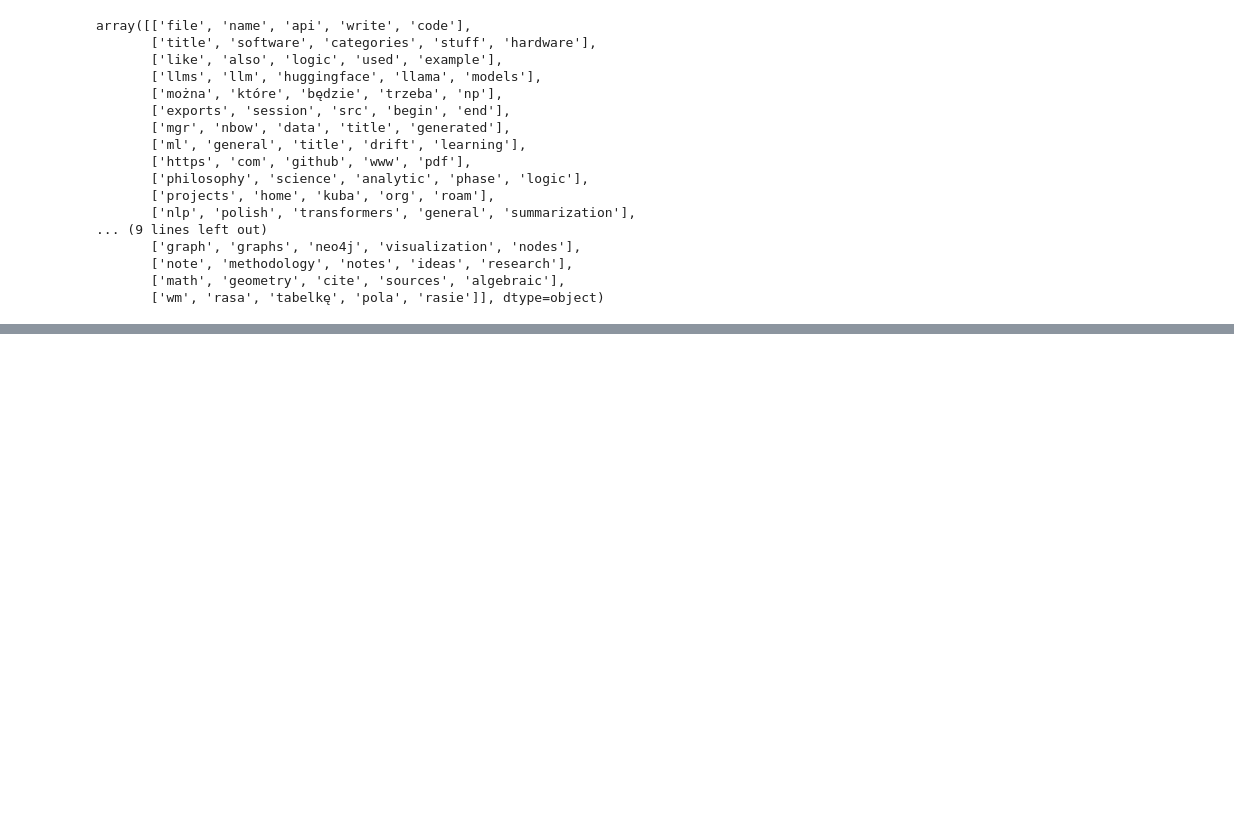
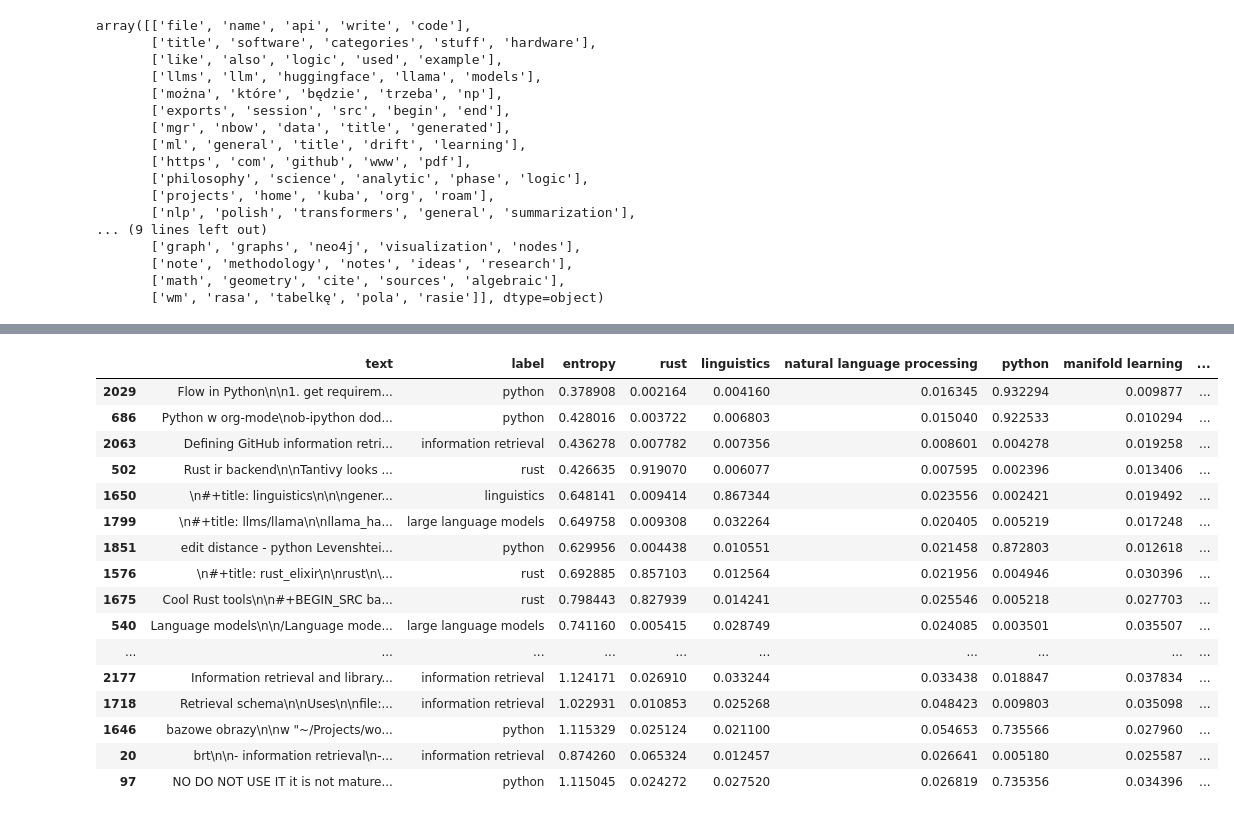
Before and after one commit to lambdaofgod/uhackathons, a Jupyter notebook: noteboard/notebooks/Org_Notes_Clustering.ipynb, the cells around one changed output, grey strips where cells are left out. Drawn from its saved outputs; the diff is of its cells as text; code cells hidden in the pictures; blank space fills up the shorter version.

```diff
--- a/noteboard/notebooks/Org_Notes_Clustering.ipynb
+++ b/noteboard/notebooks/Org_Notes_Clustering.ipynb
@@ -600,0 +656,5 @@ array([['file', 'name', 'api', 'write', 'code'],
+# %%
+def get_n_lines(t):
+    return len(t.strip().split("\n"))
+
+org_contents_df = org_df[org_df["text"].apply(get_n_lines) >= 4]
@@ -600,0 +701,20 @@ array([['file', 'name', 'api', 'write', 'code'],
+# %%
+zsl_predictions_df.sort_values("top_3_entropy").iloc[:25]
+# %% [output]
+|  | text | label | entropy | rust | linguistics | natural language processing | python | manifold learning | ... |
+| 2029 | Flow in Python\n\n1. get requirem... | python | 0.378908 | 0.002164 | 0.004160 | 0.016345 | 0.932294 | 0.009877 | ... |
+| 686 | Python w org-mode\nob-ipython dod... | python | 0.428016 | 0.003722 | 0.006803 | 0.015040 | 0.922533 | 0.010294 | ... |
+| 2063 | Defining GitHub information retri... | information retrieval | 0.436278 | 0.007782 | 0.007356 | 0.008601 | 0.004278 | 0.019258 | ... |
+| 502 | Rust ir backend\n\nTantivy looks ... | rust | 0.426635 | 0.919070 | 0.006077 | 0.007595 | 0.002396 | 0.013406 | ... |
+| 1650 | \n#+title: linguistics\n\n\ngener... | linguistics | 0.648141 | 0.009414 | 0.867344 | 0.023556 | 0.002421 | 0.019492 | ... |
+| 1799 | \n#+title: llms/llama\n\nllama_ha... | large language models | 0.649758 | 0.009308 | 0.032264 | 0.020405 | 0.005219 | 0.017248 | ... |
+| 1851 | edit distance - python Levenshtei... | python | 0.629956 | 0.004438 | 0.010551 | 0.021458 | 0.872803 | 0.012618 | ... |
+| 1576 | \n#+title: rust_elixir\n\nrust\n\... | rust | 0.692885 | 0.857103 | 0.012564 | 0.021956 | 0.004946 | 0.030396 | ... |
+| 1675 | Cool Rust tools\n\n#+BEGIN_SRC ba... | rust | 0.798443 | 0.827939 | 0.014241 | 0.025546 | 0.005218 | 0.027703 | ... |
+| 540 | Language models\n\n/Language mode... | large language models | 0.741160 | 0.005415 | 0.028749 | 0.024085 | 0.003501 | 0.035507 | ... |
+| ... | ... | ... | ... | ... | ... | ... | ... | ... | ... |
+| 2177 | Information retrieval and library... | information retrieval | 1.124171 | 0.026910 | 0.033244 | 0.033438 | 0.018847 | 0.037834 | ... |
+| 1718 | Retrieval schema\n\nUses\n\nfile:... | information retrieval | 1.022931 | 0.010853 | 0.025268 | 0.048423 | 0.009803 | 0.035098 | ... |
+| 1646 | bazowe obrazy\n\nw "~/Projects/wo... | python | 1.115329 | 0.025124 | 0.021100 | 0.054653 | 0.735566 | 0.027960 | ... |
+| 20 | brt\n\n- information retrieval\n-... | information retrieval | 0.874260 | 0.065324 | 0.012457 | 0.026641 | 0.005180 | 0.025587 | ... |
+| 97 | NO DO NOT USE IT it is not mature... | python | 1.115045 | 0.024272 | 0.027520 | 0.026819 | 0.735356 | 0.034396 | ... |
```
Also changed, not shown: parts of 18 cells of this notebook.
